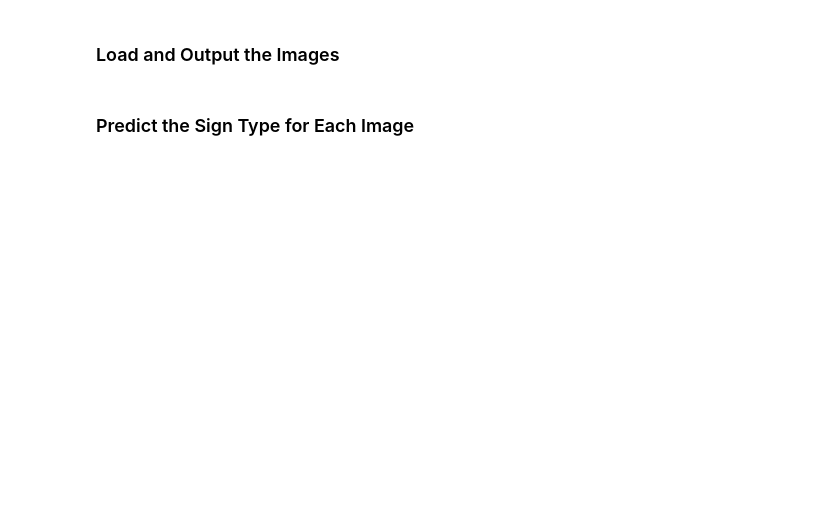
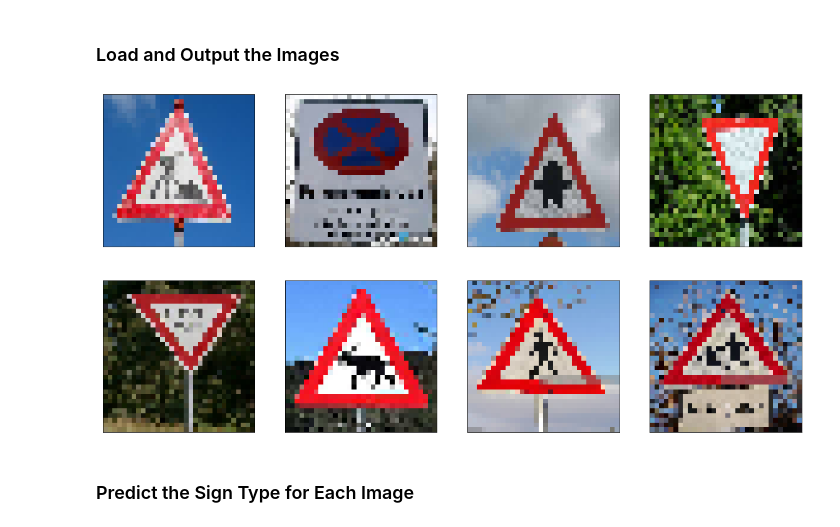
Before and after one commit to karthikv2k/CarND-Traffic-Sign-Classifier-Project, a Jupyter notebook: Traffic_Sign_Classifier.ipynb, the cells around one changed output. Cells and saved outputs as stored; diff of their text form; code cells hidden in the pictures; blank space fills up the shorter version.

```diff
--- a/Traffic_Sign_Classifier.ipynb
+++ b/Traffic_Sign_Classifier.ipynb
@@ -277,2 +505,14 @@ You may find `signnames.csv` useful as it contains mappings from the class id (i
+# %%
+buf = []
+for file in os.listdir("images/"):
+    img = cv2.resize(mpimg.imread("images/"+file),(image_shape[0], image_shape[1])
+                     , interpolation = cv2.INTER_CUBIC)
+    buf.append(img)
+test_images = np.array(buf)
+test_images = test_images.astype(float)/255
+# %%
+plot_samples(test_images,rows=2, y=None,sample=False)
+# %% [output]
+[figure, added]
 # %% [markdown]
 ### Predict the Sign Type for Each Image
```
Also changed, not shown: parts of 69 cells of this notebook, 9 other files.
